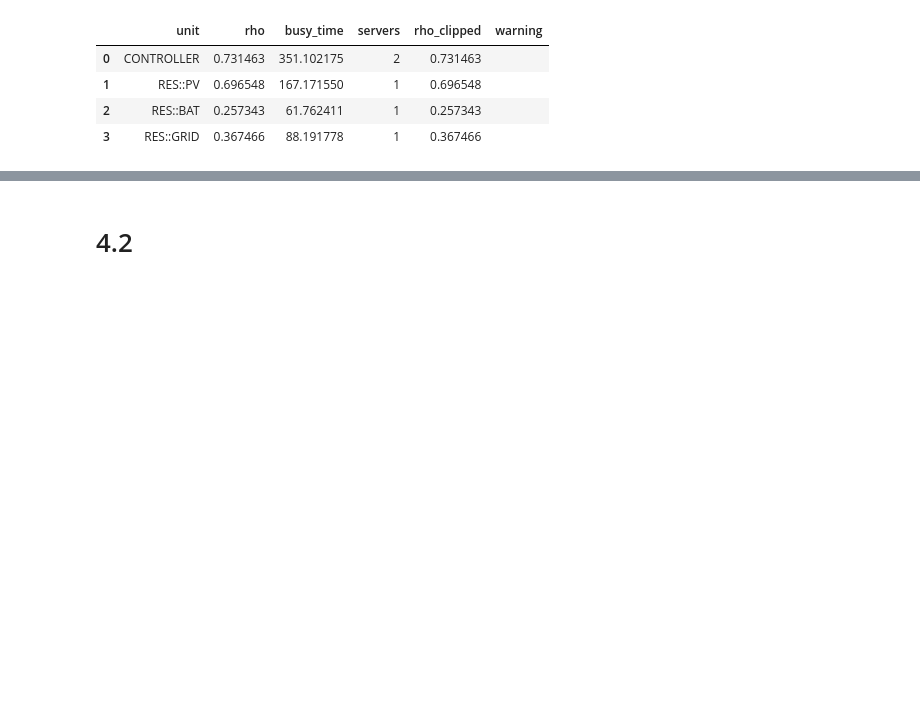
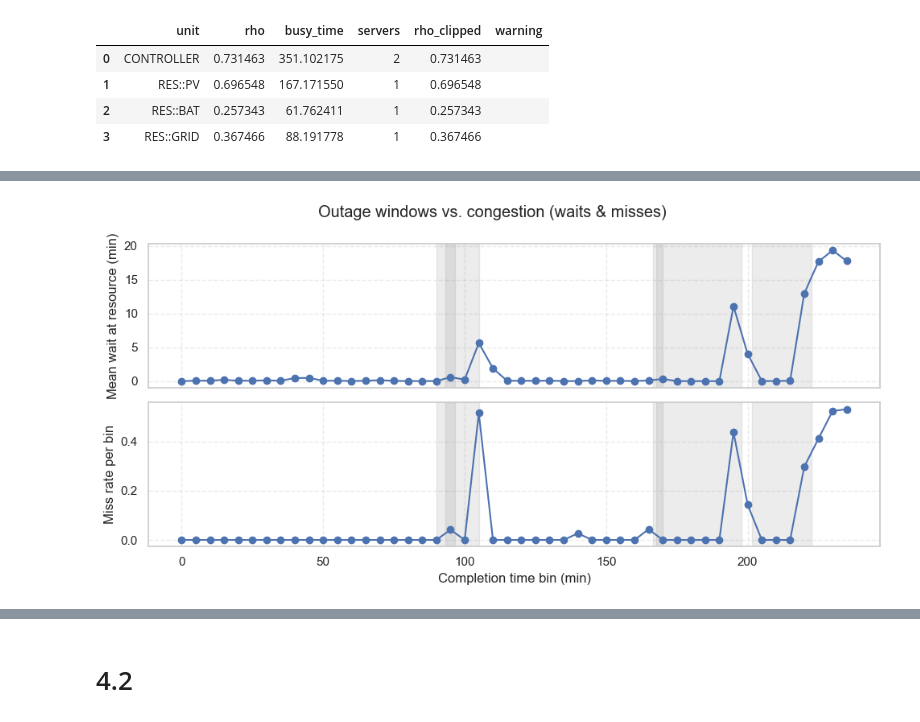
Before and after one commit to matin-mb/smartgrid-sim, a Jupyter notebook: Copy_of_smartgrid_sim.ipynb, the cells around one changed output, grey strips where cells are left out. Saved outputs shown, nothing was run; the diff lists cells and outputs as text; code cells hidden in the pictures; blank space fills up the shorter version.

```diff
--- a/Copy_of_smartgrid_sim.ipynb
+++ b/Copy_of_smartgrid_sim.ipynb
@@ -1422,0 +1491,30 @@ display(overall_out, miss_out, rep_out)
+# %%
+# Bin by completion time (res_end); show mean wait_res and miss rate per 5-minute bin
+df_tmp = df_out.copy()
+df_tmp = df_tmp[df_tmp["res_end"].notna()].copy()
+df_tmp["bin"] = (df_tmp["res_end"] // 5.0) * 5.0
+
+# Miss flag (only for rows with non-null deadline)
+df_tmp["miss"] = (df_tmp["deadline"].notna()) & (df_tmp["res_end"] > df_tmp["deadline"])
+
+g = df_tmp.groupby("bin").agg(
+    wait_res_mean=("wait_res","mean"),
+    miss_rate=("miss", "mean"),
+    count=("rid","count")
+).reset_index()
+
+fig, ax = plt.subplots(2, 1, figsize=(10,5), sharex=True)
+ax[0].plot(g["bin"], g["wait_res_mean"], marker="o")
+ax[0].set_ylabel("Mean wait at resource (min)")
+ax[0].grid(True, linestyle="--", alpha=0.4)
+ax[1].plot(g["bin"], g["miss_rate"], marker="o")
+ax[1].set_ylabel("Miss rate per bin"); ax[1].set_xlabel("Completion time bin (min)")
+ax[1].grid(True, linestyle="--", alpha=0.4)
+# Shade outage windows
+for r, segs in windows.items():
+    for (t0,t1) in segs:
+        for a in ax:
+            a.axvspan(t0, t1, color="gray", alpha=0.15)
+plt.suptitle("Outage windows vs. congestion (waits & misses)"); plt.tight_layout(); plt.show()
+# %% [output]
+[figure, added]
```
Also changed, not shown: parts of 26 cells of this notebook.
